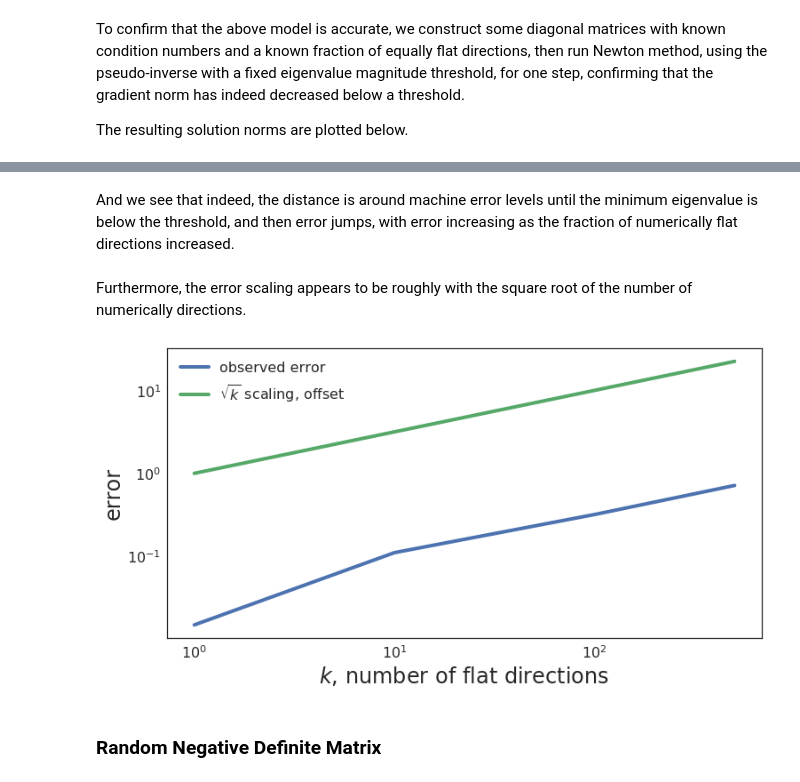
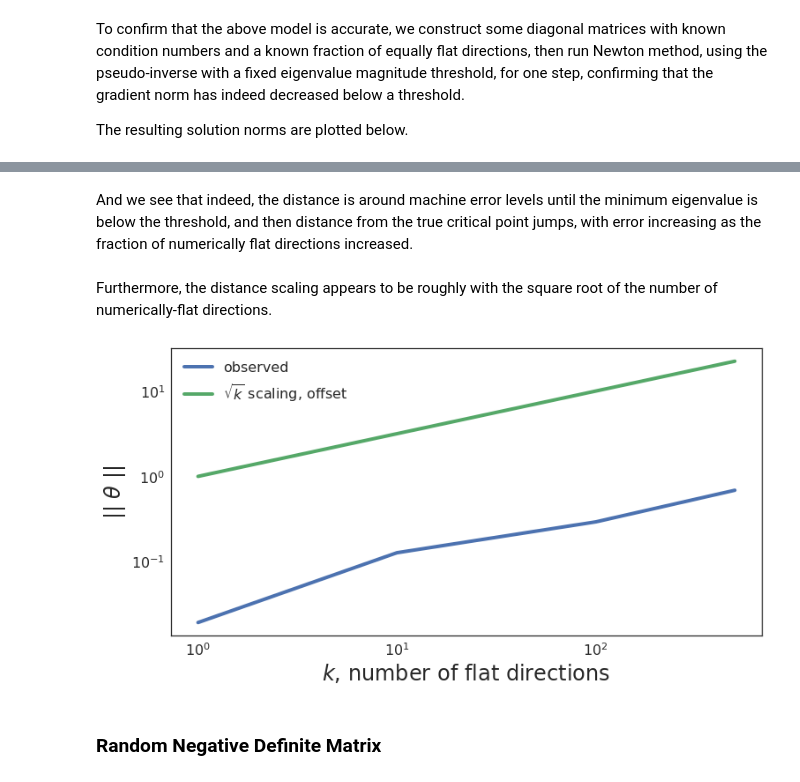
Before and after one commit to charlesfrye/tf_hessians, a Jupyter notebook: 01a - Critical Points of Quadratic Forms - Newton's Method.ipynb, the cells around one changed output, grey strips where cells are left out. Saved outputs shown, nothing was run; the diff lists cells and outputs as text; code cells hidden in the pictures.

```diff
--- a/01a - Critical Points of Quadratic Forms - Newton's Method.ipynb
+++ b/01a - Critical Points of Quadratic Forms - Newton's Method.ipynb
@@ -707,17 +691,17 @@ evaluate.plot_results_condition_tests(kappas, results_condition_test, flat_fract
 And we see that indeed,
 the distance is around machine error levels
 until the minimum eigenvalue is below the threshold,
-and then error jumps,
+and then distance from the true critical point jumps,
 with error increasing as the fraction of numerically flat directions increased.
 # %% [markdown]
-Furthermore, the error scaling appears to be roughly
-with the square root of the number of numerically directions.
+Furthermore, the distance scaling appears to be roughly
+with the square root of the number of numerically-flat directions.
 # %%
-errors = [result[-1] for result in results_condition_test]
+distances = [result[-1] for result in results_condition_test]
 
-evaluate.plot_condition_test_error_scaling(errors, ks)
+evaluate.plot_condition_test_distance_scaling(distances, ks)
 # %% [output]
-[figure, old version]
+[figure, new version]
 # %% [markdown]
 ### Random Negative Definite Matrix
 # %% [markdown]
```
Also changed, not shown: parts of 35 cells of this notebook.
